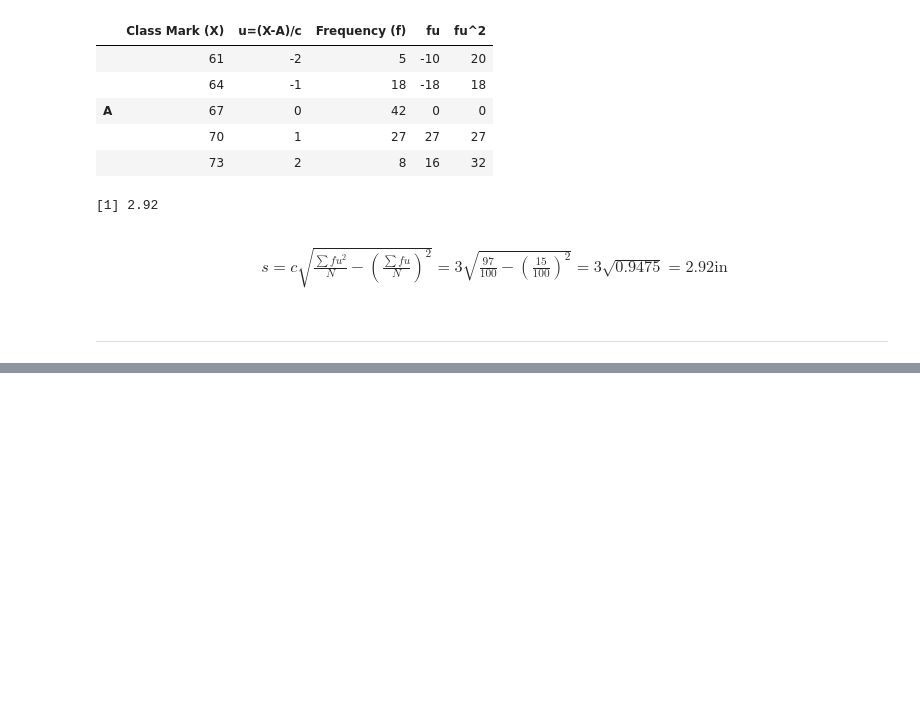
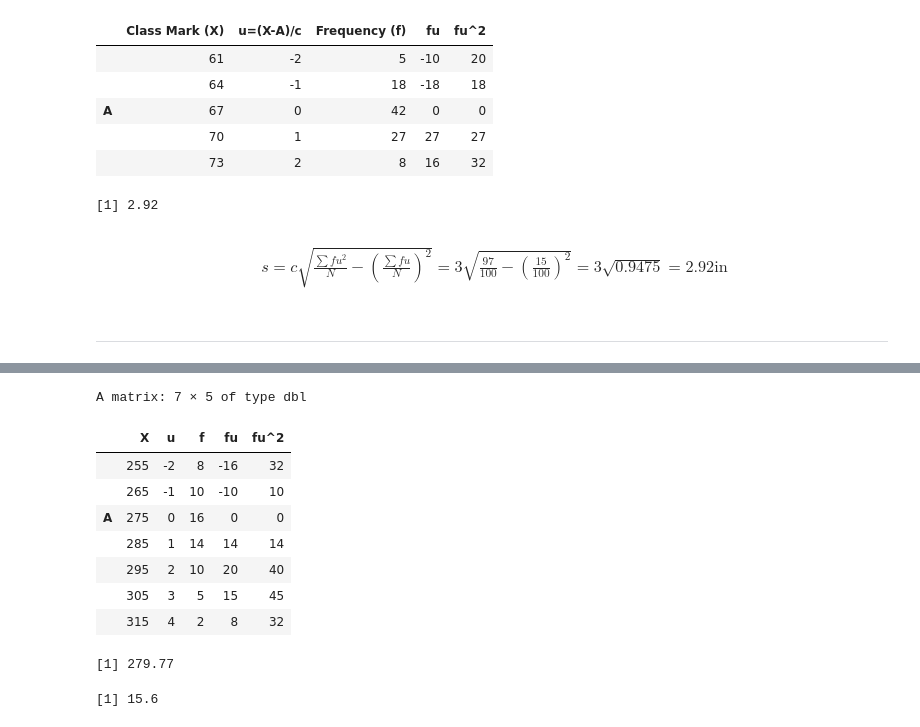
Before and after one commit to jbennett7/Statistics, a Jupyter notebook: Chapter 4 The standard deviation and other measures of dispersion.ipynb, the cells around one changed output, grey strips where cells are left out. Drawn from its saved outputs; the diff is of its cells as text; code cells hidden in the pictures; blank space fills up the shorter version.

```diff
--- a/Chapter 4 The standard deviation and other measures of dispersion.ipynb
+++ b/Chapter 4 The standard deviation and other measures of dispersion.ipynb
@@ -862,0 +880,25 @@ s
+# %%
+#load("Saves/Table_2.6.Rdata")
+Table_4.6 <- matrix(c(255.00, 265.00, 275.00, 285.00, 295.00, 305.00, 315.00, -2, -1, 0, 1, 2, 3, 4, 8, 10, 16, 14, 10, 5, 2, -16, -10, 0, 14, 20, 15, 8, 32, 10, 0, 14, 40, 45, 32), nrow=7)
+colnames(Table_4.6) <- c("X", "u", "f", "fu", "fu^2")
+rownames(Table_4.6) <- c( "", "", "A", "", "", "", "")
+Table_4.6
+p18.N <- sum(Table_4.6[,3])
+p18.fu.sum <- sum(Table_4.6[,4])
+p18.fu.squared.sum <- sum(Table_4.6[,5])
+p18.A <- Table_4.6[3,1]
+p18.c <- 10
+(p18.X.bar <- round(p18.A + p18.c*(p18.fu.sum/p18.N),2))
+(p18.s <- round(p18.c*sqrt(p18.fu.squared.sum/p18.N-(p18.fu.sum/p18.N)^2),2))
+# %% [output]
+A matrix: 7 × 5 of type dbl
+|  | X | u | f | fu | fu^2 |
+|  | 255 | -2 | 8 | -16 | 32 |
+|  | 265 | -1 | 10 | -10 | 10 |
+| A | 275 | 0 | 16 | 0 | 0 |
+|  | 285 | 1 | 14 | 14 | 14 |
+|  | 295 | 2 | 10 | 20 | 40 |
+|  | 305 | 3 | 5 | 15 | 45 |
+|  | 315 | 4 | 2 | 8 | 32 |
+[1] 279.77
+[1] 15.6
```
Also changed, not shown: parts of 18 cells of this notebook.
